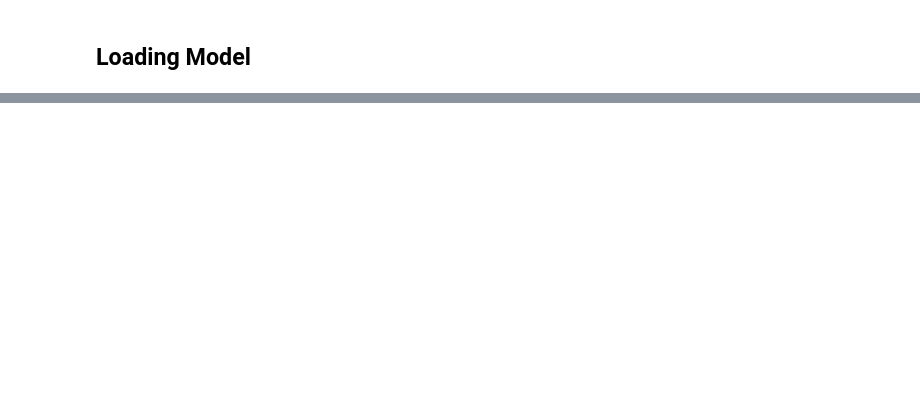
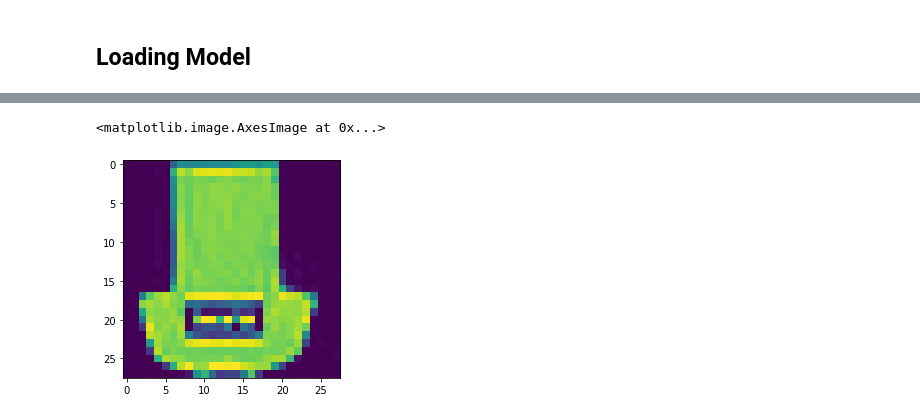
Before and after one commit to DuckieNukeEm/Kaggle_HWGrapheme, a Jupyter notebook: Python/MobileNetV2-T1.ipynb, the cells around one changed output, grey strips where cells are left out. Cells and saved outputs as stored; diff of their text form; code cells hidden in the pictures; blank space fills up the shorter version.

```diff
--- a/Python/MobileNetV2-T1.ipynb
+++ b/Python/MobileNetV2-T1.ipynb
@@ -582,0 +584,28 @@ array([[ 0.8660254 , -0.5       ,  3.16987298],
+# %%
+FINAL_df = pd.read_csv('/home/beltain/Data/fmnist.csv')
+# %%
+Gen_Train_fm = DataGenerator(
+                csv_file = FINAL_df[FINAL_df.Test == 0],
+                 y_var = 'y',
+                 to_fit=True,
+                 batch_size=128,
+                 dim = (28,28),
+                 channels = 1,
+                 vertical_flip = 0.5,
+                 horizontal_flip = 0.5,
+                 rotate = (.10,90), #PRob, max roatioan
+                 shear = (0,0), # prob, max_shear
+                 shuffle=True)
+
+Gen_Val_fm = DataGenerator(
+                csv_file = FINAL_df[FINAL_df.Test == 1],
+                 y_var = 'y',
+                 to_fit=True,
+                 batch_size=32,
+                 dim = (28,28),
+                 channels = 1,
+                 vertical_flip = 0,
+                 horizontal_flip = 0,
+                 rotate = (0,0), #Prob, max roatioan
+                 shear = (0,0), # prob, max_shear
+                 shuffle=True)
@@ -582,0 +637,5 @@ array([[ 0.8660254 , -0.5       ,  3.16987298],
+# %%
+plt.imshow(Gen_Train_fm[0][0][1].reshape(28,28))
+# %% [output]
+<matplotlib.image.AxesImage at 0x...>
+[figure, added]
```
Also changed, not shown: parts of 45 cells of this notebook, 3 other files.
